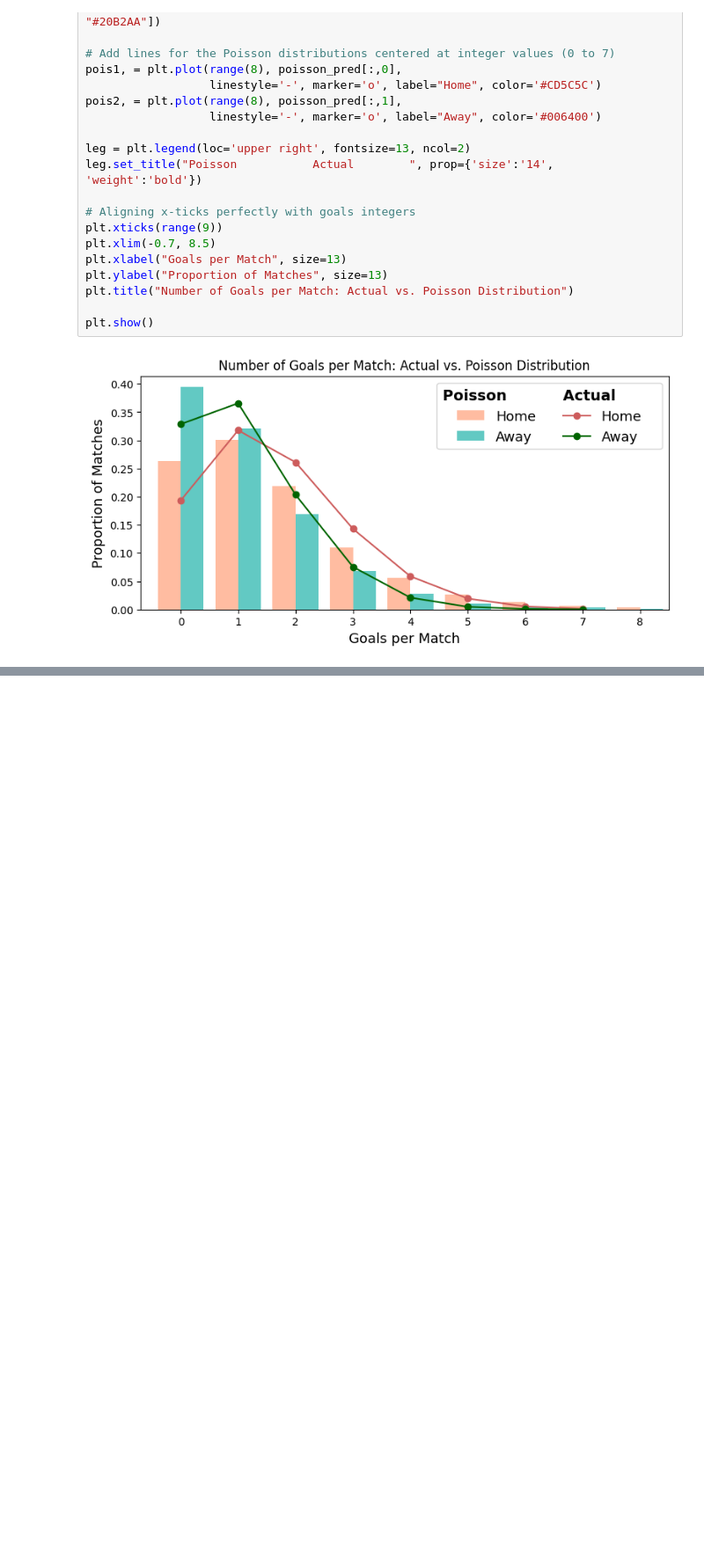
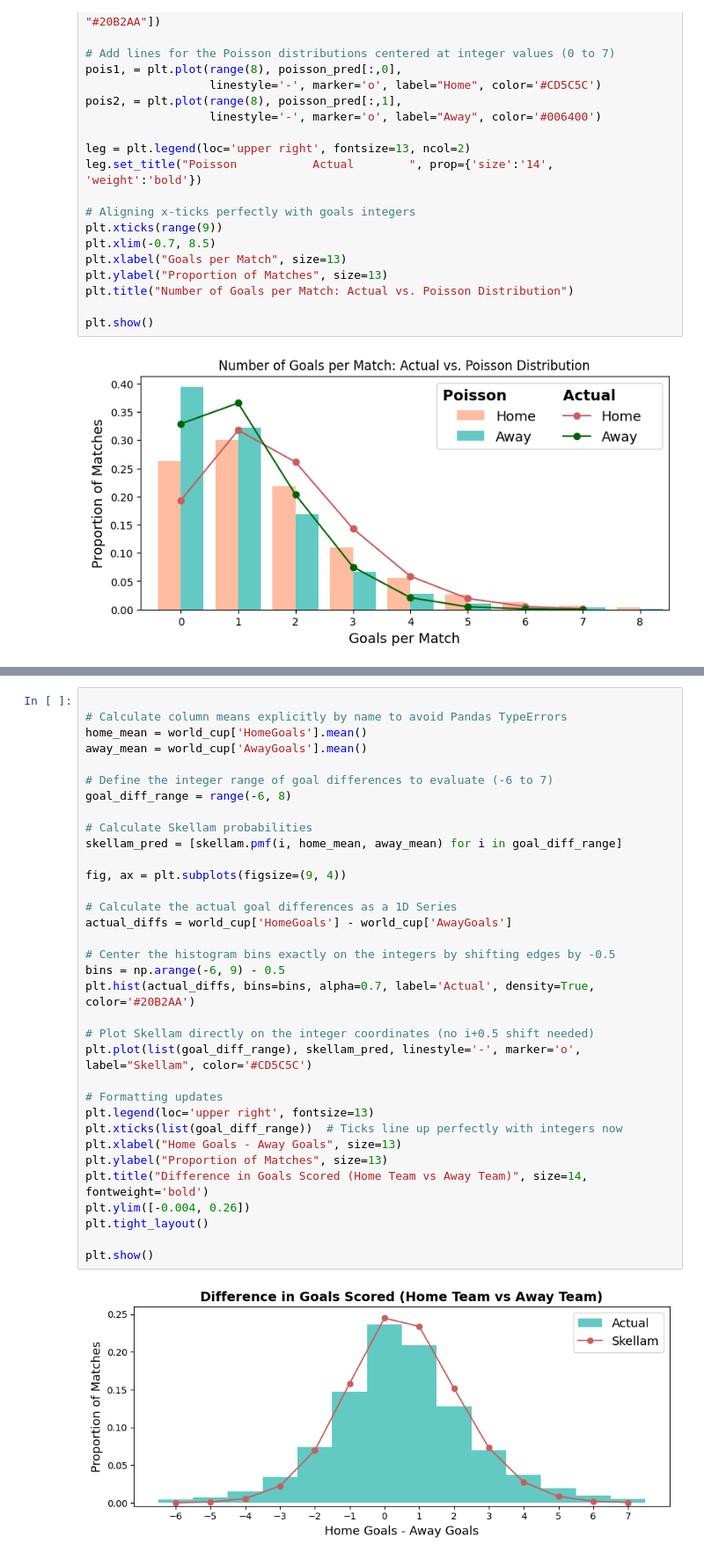
Before and after one commit to matthewli-melco/train-fb, a Jupyter notebook: 2.ipynb, the cells around one changed output, grey strips where cells are left out. Shown at 88% size. Saved outputs shown, nothing was run; the diff lists cells and outputs as text; blank space fills up the shorter version.

```diff
--- a/2.ipynb
+++ b/2.ipynb
@@ -81,0 +127,36 @@ plt.show()
+# %%
+
+# Calculate column means explicitly by name to avoid Pandas TypeErrors
+home_mean = world_cup['HomeGoals'].mean()
+away_mean = world_cup['AwayGoals'].mean()
+
+# Define the integer range of goal differences to evaluate (-6 to 7)
+goal_diff_range = range(-6, 8)
+
+# Calculate Skellam probabilities
+skellam_pred = [skellam.pmf(i, home_mean, away_mean) for i in goal_diff_range]
+
+fig, ax = plt.subplots(figsize=(9, 4))
+
+# Calculate the actual goal differences as a 1D Series
+actual_diffs = world_cup['HomeGoals'] - world_cup['AwayGoals']
+
+# Center the histogram bins exactly on the integers by shifting edges by -0.5
+bins = np.arange(-6, 9) - 0.5
+plt.hist(actual_diffs, bins=bins, alpha=0.7, label='Actual', density=True, color='#20B2AA')
+
+# Plot Skellam directly on the integer coordinates (no i+0.5 shift needed)
+plt.plot(list(goal_diff_range), skellam_pred, linestyle='-', marker='o', label="Skellam", color='#CD5C5C')
+
+# Formatting updates
+plt.legend(loc='upper right', fontsize=13)
+plt.xticks(list(goal_diff_range))  # Ticks line up perfectly with integers now
+plt.xlabel("Home Goals - Away Goals", size=13)
+plt.ylabel("Proportion of Matches", size=13)
+plt.title("Difference in Goals Scored (Home Team vs Away Team)", size=14, fontweight='bold')
+plt.ylim([-0.004, 0.26])
+plt.tight_layout()
+
+plt.show()
+# %% [output]
+[figure, added]
```
Also changed, not shown: parts of 33 cells of this notebook.
